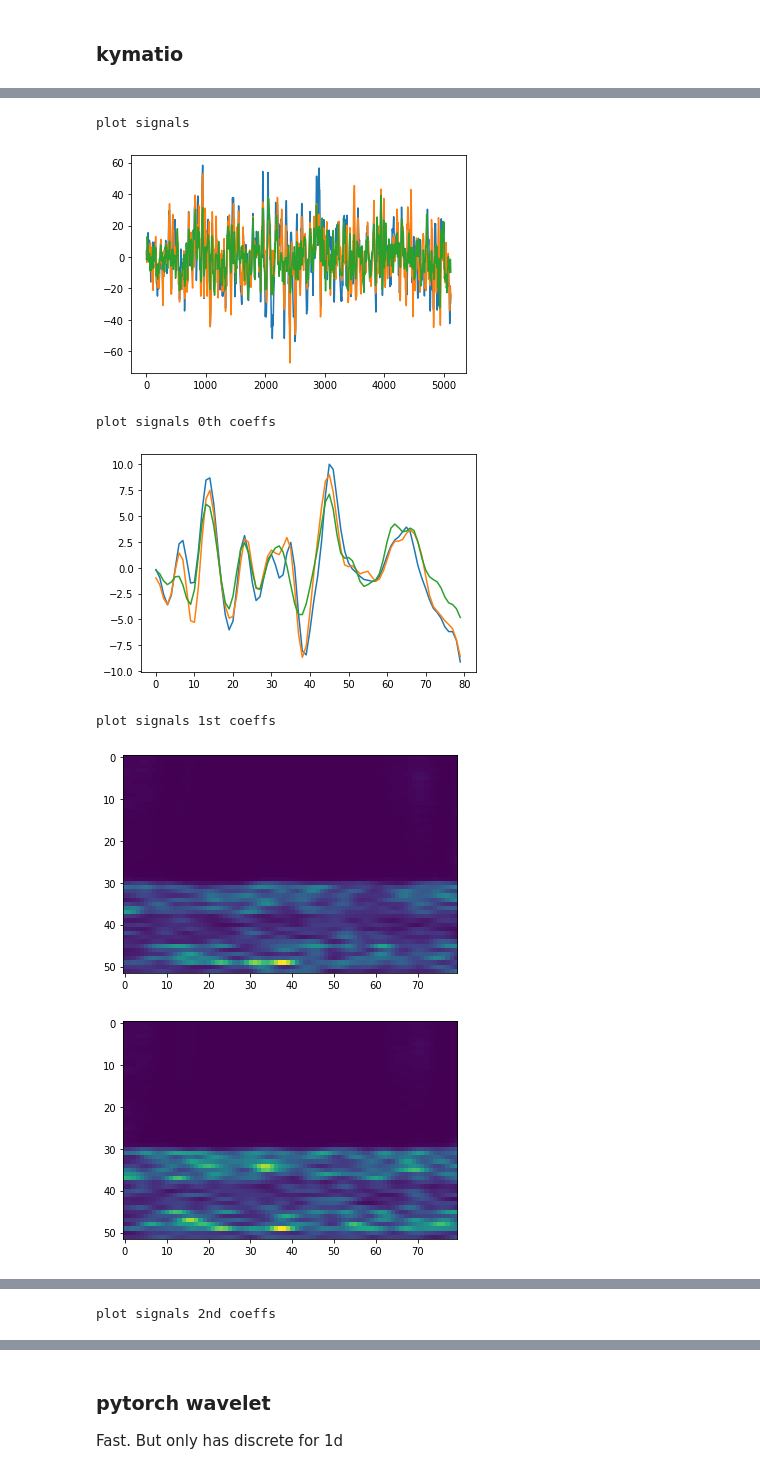
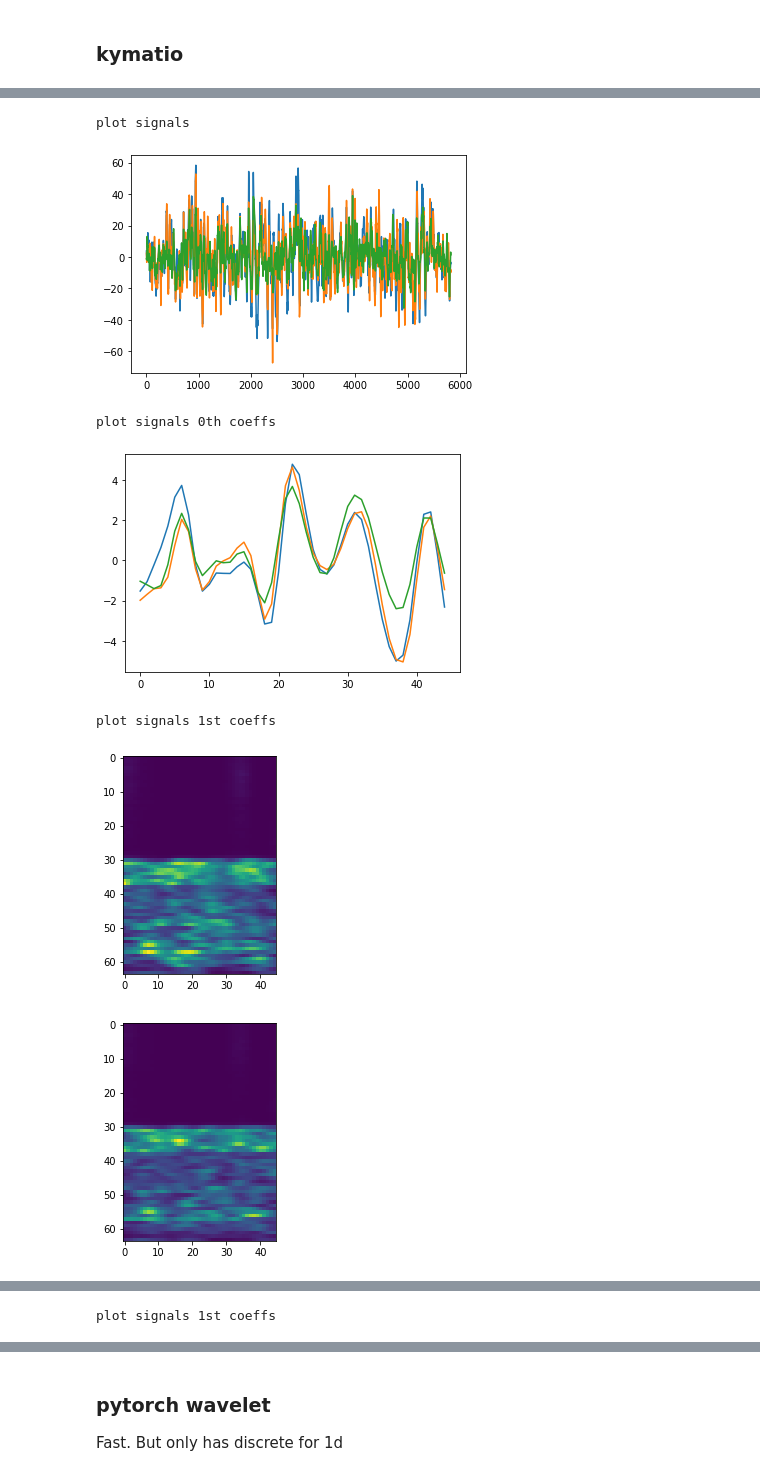
Before and after one commit to sklin93/Graph-WaveNet, a Jupyter notebook: test_wavelet.ipynb, the cells around one changed output, grey strips where cells are left out. Cells and saved outputs as stored; diff of their text form; code cells hidden in the pictures.

```diff
--- a/test_wavelet.ipynb
+++ b/test_wavelet.ipynb
@@ -33,0 +72,7 @@ eeg_mat = np.load('eeg_mat.npy')
+# %%
+''' for loading the calculated eeg wavelet coefficients'''
+coeffs = []
+for i in tqdm(range(1,4)):
+    coeffs.append(np.load('eeg_mat_coeff'+str(i)+'.npy')[:,50])
+coeffs = np.concatenate(coeffs)
+print(coeffs.shape)
@@ -36,10 +113,10 @@ eeg_mat = np.load('eeg_mat.npy')
 # %% [markdown]
 ### kymatio
 # %%
-J = 6
+J = 7
 Q = 12
 
-base_len = 5120
+base_len = 5824
 node_num = 3
 
 scattering = Scattering1D(J, base_len, Q)
@@ -62,30 +141,42 @@ torch.Size([3, 177, 80])
 # %%
 print('plot signals')
 for i in range(node_num):
     plt.plot(sig[i])
 plt.show()
+
+# print('plot coeffs')
+# for i in range(node_num):
+#     plt.figure()
+#     plt.imshow(coefs[i])
+# plt.show()
 
 print('plot signals 0th coeffs')
 for i in range(node_num):
     plt.plot(coefs[i][0])
 plt.show()
 
 print('plot signals 1st coeffs')
 for i in range(node_num):
     plt.figure()
     plt.imshow(coefs[i][order0:order0+order1])
 plt.show()
 
+# print('plot signals 1st coeffs')
+# for i in range(node_num):
+#     plt.figure()
+#     plt.plot(coefs[i][32])
+# plt.show()
+
 print('plot signals 2nd coeffs')
 for i in range(node_num):
     plt.figure()
-    plt.imshow(coefs[i][order1:])
+    plt.imshow(coefs[i][order0+order1:])
 plt.show()
 # %% [output]
 plot signals
-[figure, old version]
+[figure, new version]
 plot signals 0th coeffs
-[figure, old version]
+[figure, new version]
 plot signals 1st coeffs
-[figure, old version]
+[figure, new version]
-[figure, old version]
+[figure, new version]
@@ -93 +184 @@ plot signals 1st coeffs
-plot signals 2nd coeffs
+plot signals 1st coeffs
```
Also changed, not shown: parts of 12 cells of this notebook, 4 other files.
